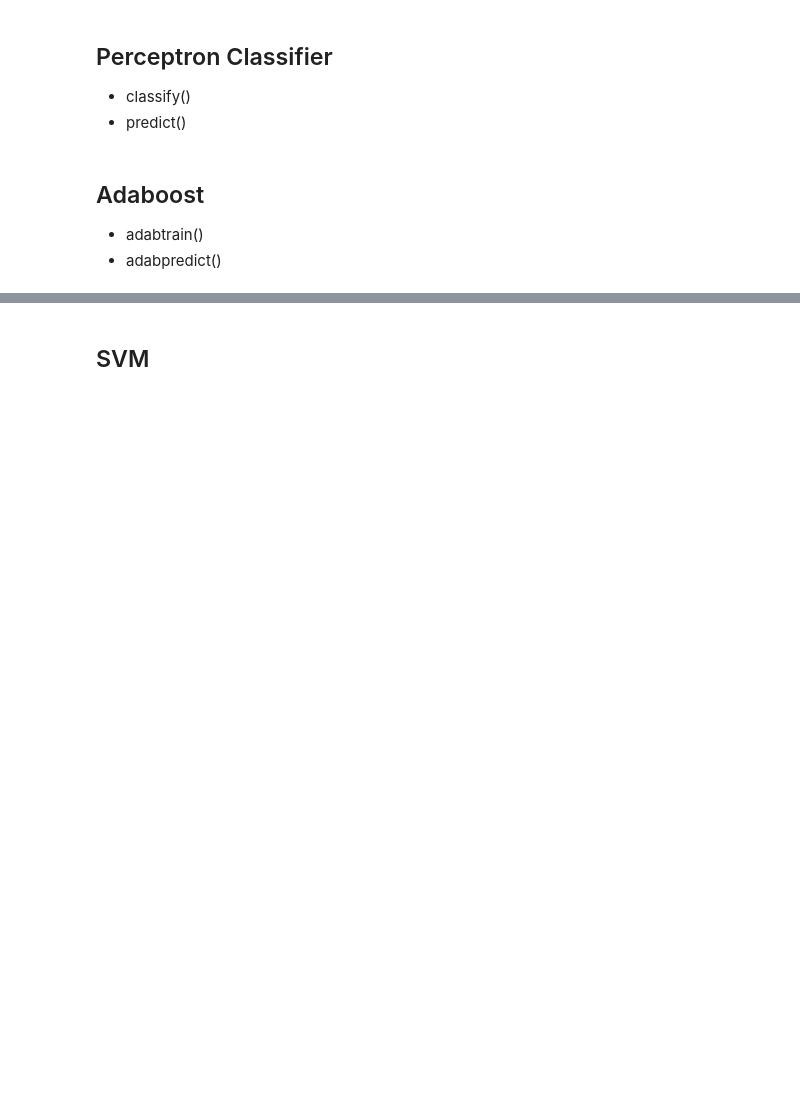
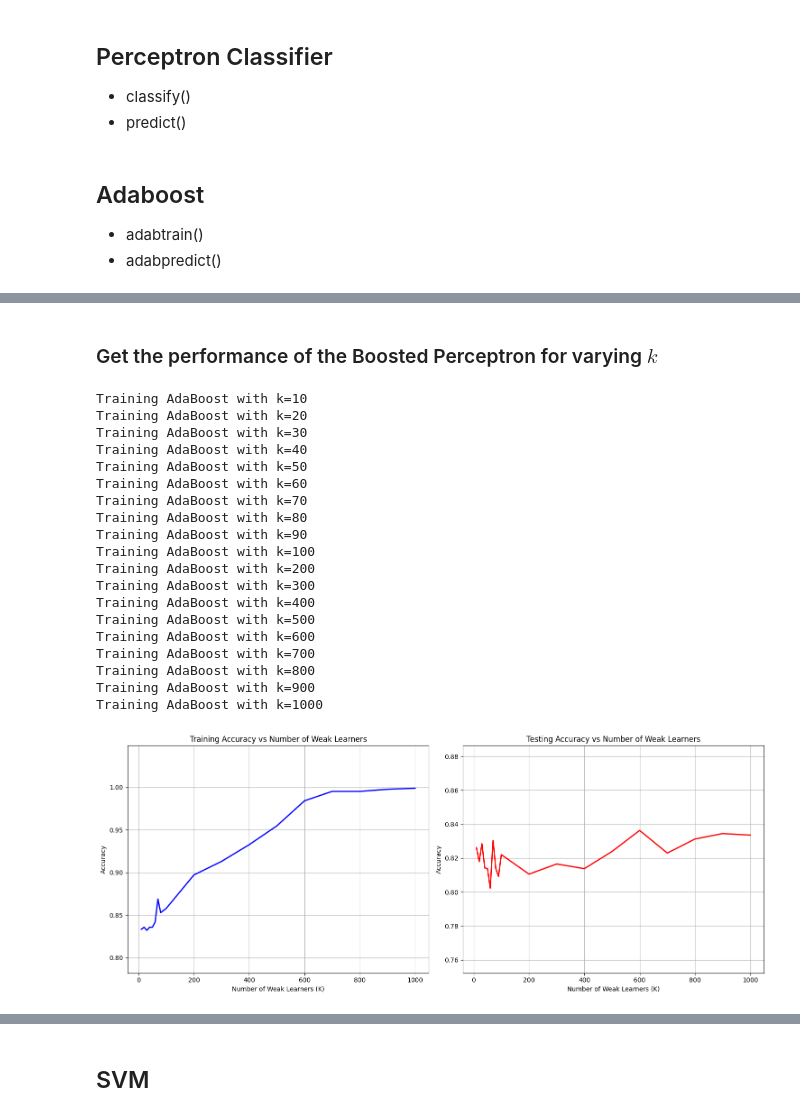
Before and after one commit to lendl-uy/ai201, a Jupyter notebook: programming_hw_4/ai201_pa4_jan_lendl_uy.ipynb, the cells around one changed output, grey strips where cells are left out. Cells and saved outputs as stored; diff of their text form; code cells hidden in the pictures; blank space fills up the shorter version.

```diff
--- a/programming_hw_4/ai201_pa4_jan_lendl_uy.ipynb
+++ b/programming_hw_4/ai201_pa4_jan_lendl_uy.ipynb
@@ -148,0 +317,2 @@ class AdaBoost:
+# %% [markdown]
+### Get the performance of the Boosted Perceptron for varying $k$
@@ -148,0 +357,64 @@ class AdaBoost:
+# %%
+def plot_results(k_values, train_accuracies, test_accuracies):
+    """Plot the results of AdaBoost evaluation with separate accuracy plots"""
+    # Create figure with two subplots
+    fig, (ax1, ax2) = plt.subplots(1, 2, figsize=(15, 6))
+
+    # Plot training accuracy
+    ax1.plot(k_values, train_accuracies, 'b-', linewidth=2)
+    ax1.set_xlabel('Number of Weak Learners (K)')
+    ax1.set_ylabel('Accuracy')
+    ax1.set_title('Training Accuracy vs Number of Weak Learners')
+    ax1.grid(True)
+    ax1.set_ylim([min(train_accuracies)-0.05, max(train_accuracies)+0.05])
+
+    # Plot testing accuracy
+    ax2.plot(k_values, test_accuracies, 'r-', linewidth=2)
+    ax2.set_xlabel('Number of Weak Learners (K)')
+    ax2.set_ylabel('Accuracy')
+    ax2.set_title('Testing Accuracy vs Number of Weak Learners')
+    ax2.grid(True)
+    ax2.set_ylim([min(test_accuracies)-0.05, max(test_accuracies)+0.05])
+
+    # Plot times
+    # ax3.plot(k_values, train_times, 'g-', label='Training Time', linewidth=2)
+    # ax3.plot(k_values, test_times, 'm-', label='Testing Time', linewidth=2)
+    # ax3.set_xlabel('Number of Weak Learners (K)')
+    # ax3.set_ylabel('Time (seconds)')
+    # ax3.set_title('AdaBoost Training and Testing Time vs Number of Weak Learners')
+    # ax3.grid(True)
+    # ax3.legend()
+
+    plt.tight_layout()
+# %%
+k_values_up_to_100 = [i for i in range(10, 100, 10)]
+k_values_up_to_1000 = k_values_up_to_100 + [i for i in range(100, 1100, 100)]
+# %%
+banana_train_accuracies, banana_test_accuracies = evaluate_adaboost_varying_k(k_values_up_to_1000,
+                                                                X_banana_train,
+                                                                y_banana_train,
+                                                                y_banana_train,
+                                                                y_banana_test)
+
+fig = plot_results(k_values_up_to_1000, banana_train_accuracies, banana_test_accuracies)
+# %% [output]
+Training AdaBoost with k=10
+Training AdaBoost with k=20
+Training AdaBoost with k=30
+Training AdaBoost with k=40
+Training AdaBoost with k=50
+Training AdaBoost with k=60
+Training AdaBoost with k=70
+Training AdaBoost with k=80
+Training AdaBoost with k=90
+Training AdaBoost with k=100
+Training AdaBoost with k=200
+Training AdaBoost with k=300
+Training AdaBoost with k=400
+Training AdaBoost with k=500
+Training AdaBoost with k=600
+Training AdaBoost with k=700
+Training AdaBoost with k=800
+Training AdaBoost with k=900
+Training AdaBoost with k=1000
+[figure, added]
```
Also changed, not shown: parts of 14 cells of this notebook.
